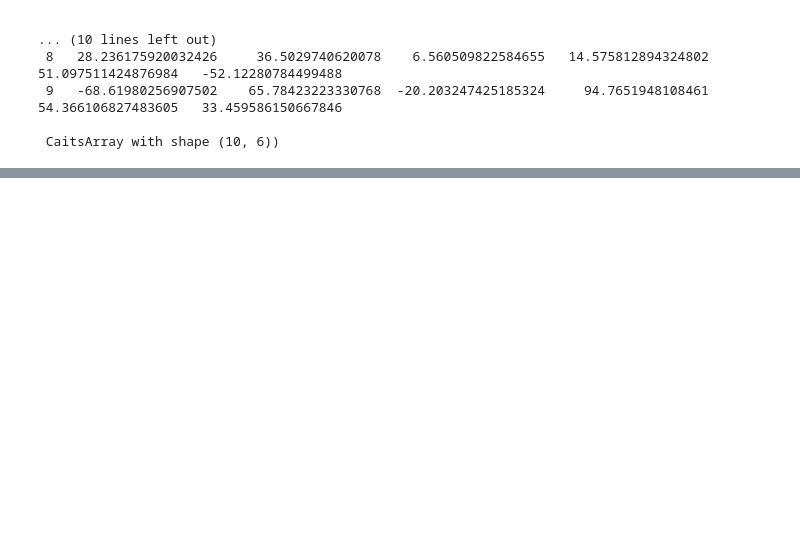
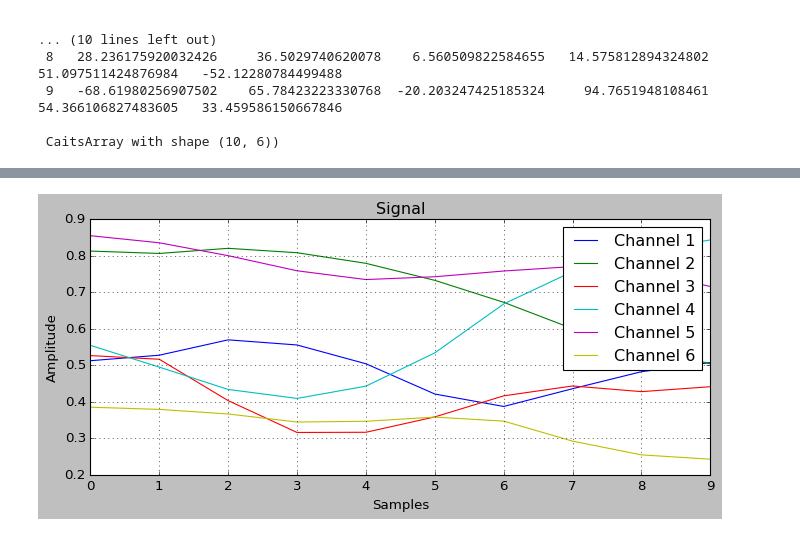
Before and after one commit to AIoT-Group-UoP/crossai-ts, a Jupyter notebook: examples/_dataset3_test.ipynb, the cells around one changed output, grey strips where cells are left out. Saved outputs shown, nothing was run; the diff lists cells and outputs as text; code cells hidden in the pictures; blank space fills up the shorter version.

```diff
--- a/examples/_dataset3_test.ipynb
+++ b/examples/_dataset3_test.ipynb
@@ -732,3 +732,18 @@ augmented_tmp_train.X[0], augmented_tmp_train.X[20178]
  9   -68.61980256907502    65.78423223330768  -20.203247425185324     94.7651948108461  54.366106827483605   33.459586150667846
 
  CaitsArray with shape (10, 6))
+# %%
+from sklearn.preprocessing import MinMaxScaler, QuantileTransformer
+
+pipe_sklearn = Pipeline(
+    [
+        ("flatten", dataFlatten),
+        ("scaler", SklearnWrapper(MinMaxScaler)),
+        ("quantile", SklearnWrapper(QuantileTransformer, output_distribution="uniform")),
+        # ("pca", SklearnWrapper(PCA, n_components=2)),
+        ("unflatten", dataInverseFlatten)
+    ]
+)
+# %%
+train = pipe_sklearn.fit_transform(tmp_train)
+test = pipe_sklearn.transform(tmp_test)
@@ -734,0 +754,4 @@ augmented_tmp_train.X[0], augmented_tmp_train.X[20178]
+# %%
+plot_signal(train.X[0].values, return_mode=False)
+# %% [output]
+[figure, added]
```
Also changed, not shown: parts of 3 cells of this notebook.
